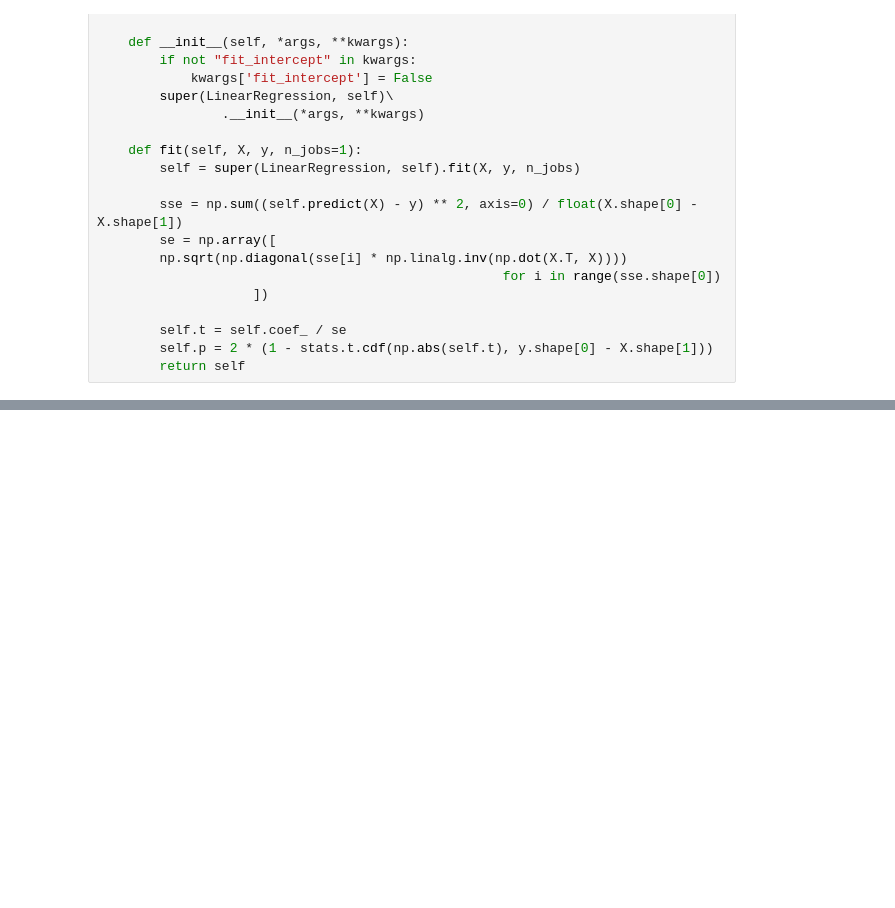
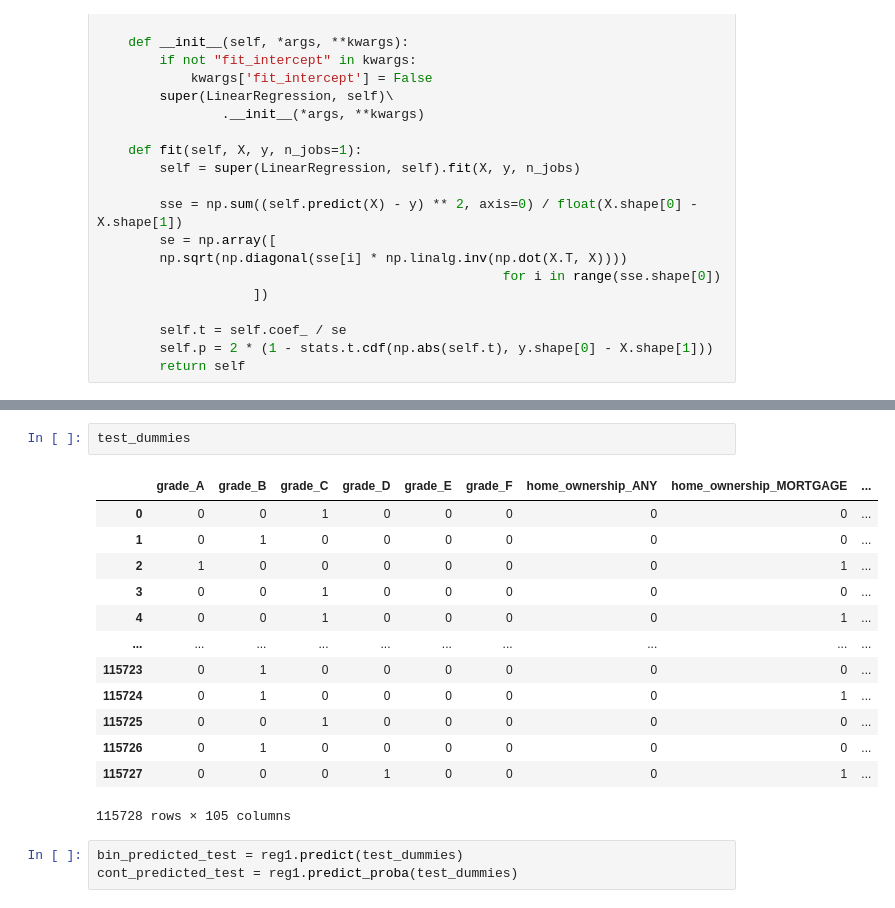
Before and after one commit to OzodbekOzodov/_credit-risk-modeling, a Jupyter notebook: Probability-of-default-model.ipynb, the cells around one changed output, grey strips where cells are left out. Cells and saved outputs as stored; diff of their text form; blank space fills up the shorter version.

```diff
--- a/Probability-of-default-model.ipynb
+++ b/Probability-of-default-model.ipynb
@@ -472,0 +610,19 @@ See 1st video of the chapter 6
+# %%
+test_dummies
+# %% [output]
+|  | grade_A | grade_B | grade_C | grade_D | grade_E | grade_F | home_ownership_ANY | home_ownership_MORTGAGE | ... |
+| 0 | 0 | 0 | 1 | 0 | 0 | 0 | 0 | 0 | ... |
+| 1 | 0 | 1 | 0 | 0 | 0 | 0 | 0 | 0 | ... |
+| 2 | 1 | 0 | 0 | 0 | 0 | 0 | 0 | 1 | ... |
+| 3 | 0 | 0 | 1 | 0 | 0 | 0 | 0 | 0 | ... |
+| 4 | 0 | 0 | 1 | 0 | 0 | 0 | 0 | 1 | ... |
+| ... | ... | ... | ... | ... | ... | ... | ... | ... | ... |
+| 115723 | 0 | 1 | 0 | 0 | 0 | 0 | 0 | 0 | ... |
+| 115724 | 0 | 1 | 0 | 0 | 0 | 0 | 0 | 1 | ... |
+| 115725 | 0 | 0 | 1 | 0 | 0 | 0 | 0 | 0 | ... |
+| 115726 | 0 | 1 | 0 | 0 | 0 | 0 | 0 | 0 | ... |
+| 115727 | 0 | 0 | 0 | 1 | 0 | 0 | 0 | 1 | ... |
+115728 rows × 105 columns
+# %%
+bin_predicted_test = reg1.predict(test_dummies)
+cont_predicted_test = reg1.predict_proba(test_dummies)
```
Also changed, not shown: parts of 14 cells of this notebook.
